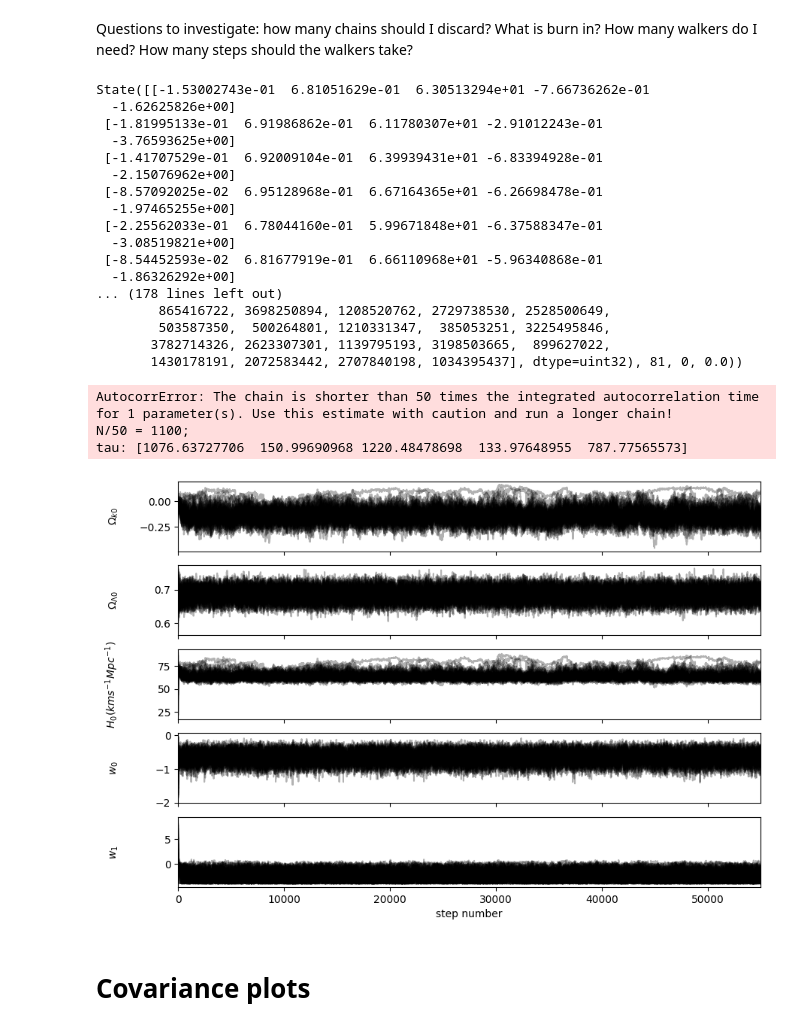
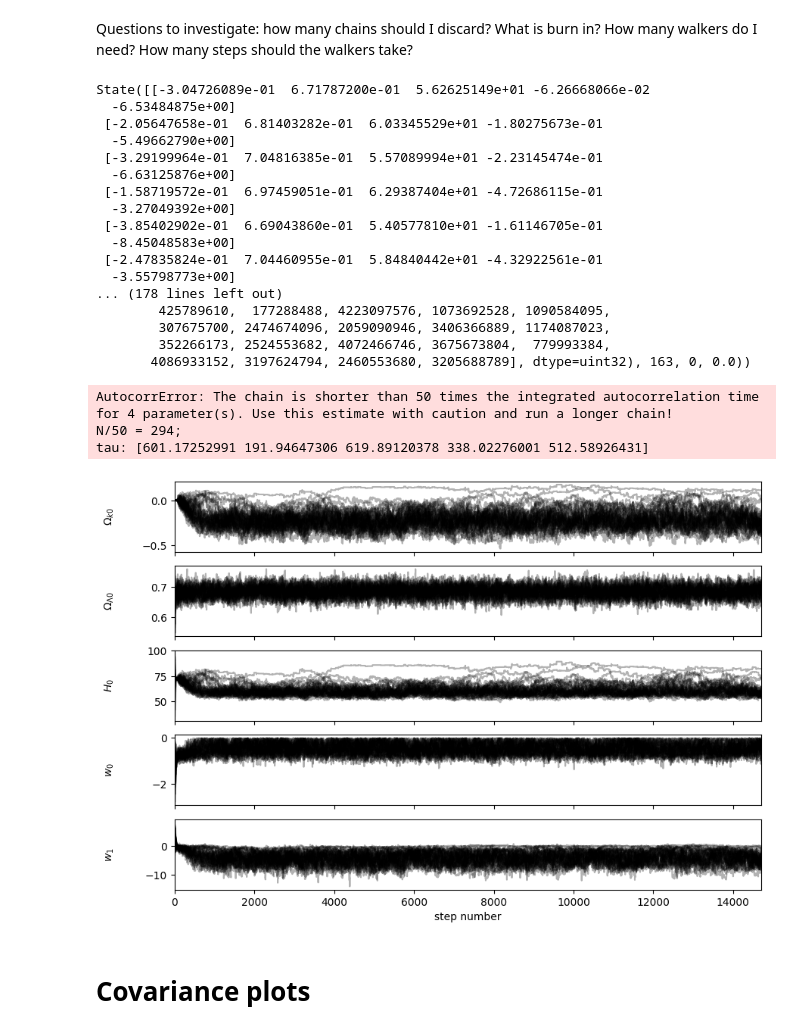
Before and after one commit to LightningMinion/Supernova-Cosmology, a Jupyter notebook: aCDM MCMC.ipynb, the cells around one changed output. Drawn from its saved outputs; the diff is of its cells as text; code cells hidden in the pictures.

```diff
--- a/aCDM MCMC.ipynb
+++ b/aCDM MCMC.ipynb
@@ -86,7 +86,7 @@ omega_DE_stdev_prior = 0.017
 def log_prior(theta, z):
     omega_k, omega_DE, H0, w0, w1 = theta
     H2 = Friedmann_eq2(z, theta)
-    if not (-1<omega_k<1 and np.all(H2>0) and -3<w0<-0.01 and 20<H0<100 and -4<w1<9):
+    if not (-1<omega_k<1 and np.all(H2>0) and -3<w0<-0.01 and 20<H0<100 and -20<w1<9):
         return -np.inf
     return -0.5*(omega_DE-omega_DE_prior)**2/omega_DE_stdev_prior**2
 
@@ -127,46 +127,46 @@ sampler = emcee.EnsembleSampler(
 )
 sampler.run_mcmc(pos, nsteps, progress = True)
 # %% [output]
-State([[-1.53002743e-01  6.81051629e-01  6.30513294e+01 -7.66736262e-01
-  -1.62625826e+00]
- [-1.81995133e-01  6.91986862e-01  6.11780307e+01 -2.91012243e-01
-  -3.76593625e+00]
- [-1.41707529e-01  6.92009104e-01  6.39939431e+01 -6.83394928e-01
-  -2.15076962e+00]
- [-8.57092025e-02  6.95128968e-01  6.67164365e+01 -6.26698478e-01
-  -1.97465255e+00]
- [-2.25562033e-01  6.78044160e-01  5.99671848e+01 -6.37588347e-01
-  -3.08519821e+00]
- [-8.54452593e-02  6.81677919e-01  6.66110968e+01 -5.96340868e-01
-  -1.86326292e+00]
+State([[-3.04726089e-01  6.71787200e-01  5.62625149e+01 -6.26668066e-02
+  -6.53484875e+00]
+ [-2.05647658e-01  6.81403282e-01  6.03345529e+01 -1.80275673e-01
+  -5.49662790e+00]
+ [-3.29199964e-01  7.04816385e-01  5.57089994e+01 -2.23145474e-01
+  -6.63125876e+00]
+ [-1.58719572e-01  6.97459051e-01  6.29387404e+01 -4.72686115e-01
+  -3.27049392e+00]
+ [-3.85402902e-01  6.69043860e-01  5.40577810e+01 -1.61146705e-01
+  -8.45048583e+00]
+ [-2.47835824e-01  7.04460955e-01  5.84840442e+01 -4.32922561e-01
+  -3.55798773e+00]
 ... (178 lines left out)
-        865416722, 3698250894, 1208520762, 2729738530, 2528500649,
-        503587350,  500264801, 1210331347,  385053251, 3225495846,
-       3782714326, 2623307301, 1139795193, 3198503665,  899627022,
-       1430178191, 2072583442, 2707840198, 1034395437], dtype=uint32), 81, 0, 0.0))
+        425789610,  177288488, 4223097576, 1073692528, 1090584095,
+        307675700, 2474674096, 2059090946, 3406366889, 1174087023,
+        352266173, 2524553682, 4072466746, 3675673804,  779993384,
+       4086933152, 3197624794, 2460553680, 3205688789], dtype=uint32), 163, 0, 0.0))
 # %%
-sampler.run_mcmc(None, 50000, progress = True)
-ndiscard = 100 #how many steps at the beginning of the chain to discard
+#sampler.run_mcmc(None, 15000, progress = True)
+ndiscard = 2000 #how many steps at the beginning of the chain to discard
 flat_samples = sampler.get_chain(discard = ndiscard, thin = 15, flat = True)
 
 fig, axes = plt.subplots(nparams, figsize=(10, 7), sharex=True)
 samples = sampler.get_chain()
-labels = ["$Ω_{k0}$", "$Ω_{Λ0}$", "$H_{0} (kms^{-1}Mpc^{-1})$", "$w_{0}$", "$w_{1}$"]
+labels = ["$Ω_{k0}$", "$Ω_{Λ0}$", "$H_{0}$", "$w_{0}$", "$w_{1}$"]
 for i in range(ndim):
     ax = axes[i]
     ax.plot(samples[:, :, i], "k", alpha=0.3)
     ax.set_xlim(0, len(samples))
     ax.set_ylabel(labels[i])
     ax.yaxis.set_label_coords(-0.1, 0.5)
 
 axes[-1].set_xlabel("step number");
 plt.savefig("walkers_aCDM.png")
 print(f"autocorrelation time is {sampler.get_autocorr_time()}")
 # %% [output]
-AutocorrError: The chain is shorter than 50 times the integrated autocorrelation time for 1 parameter(s). Use this estimate with caution and run a longer chain!
-N/50 = 1100;
-tau: [1076.63727706  150.99690968 1220.48478698  133.97648955  787.77565573]
+AutocorrError: The chain is shorter than 50 times the integrated autocorrelation time for 4 parameter(s). Use this estimate with caution and run a longer chain!
+N/50 = 294;
+tau: [601.17252991 191.94647306 619.89120378 338.02276001 512.58926431]
-[figure, old version]
+[figure, new version]
 # %% [markdown]
 # Covariance plots
 # %%
```
Also changed, not shown: parts of 3 cells of this notebook, 42 other files.
